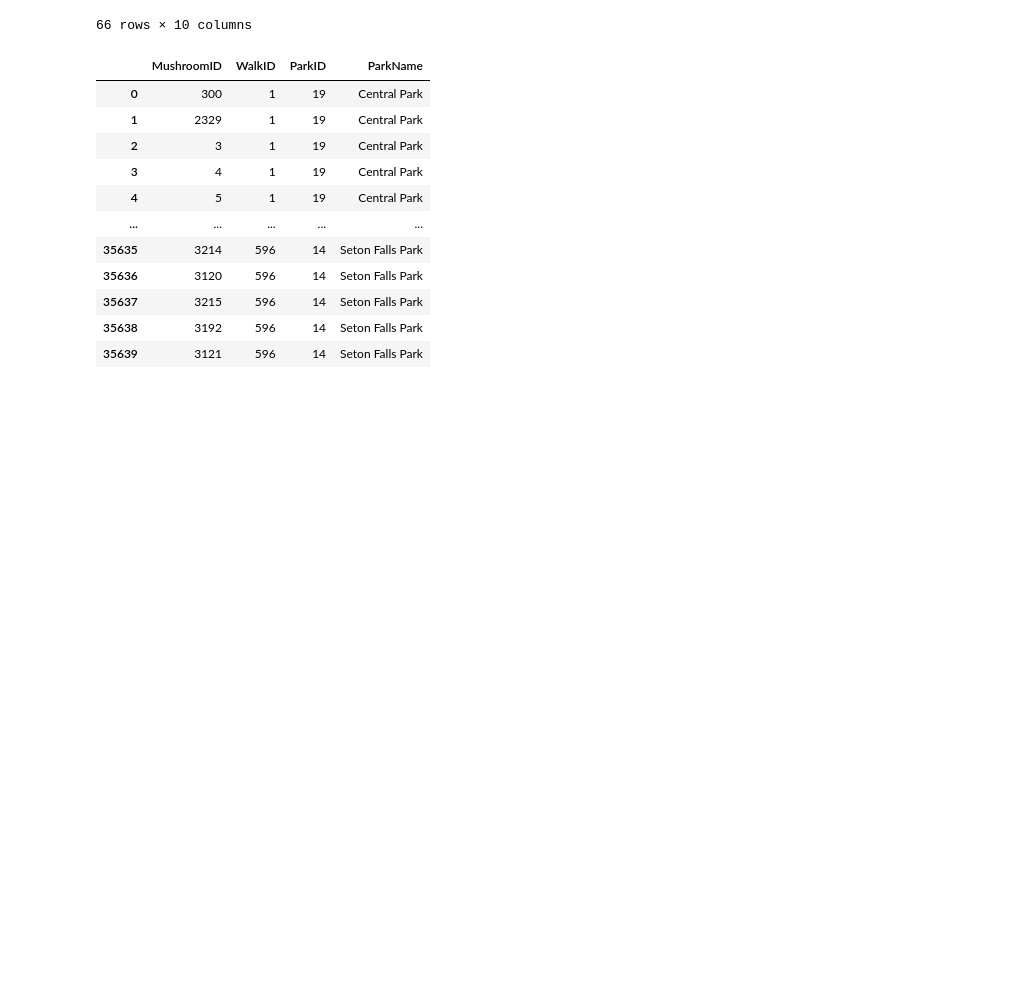
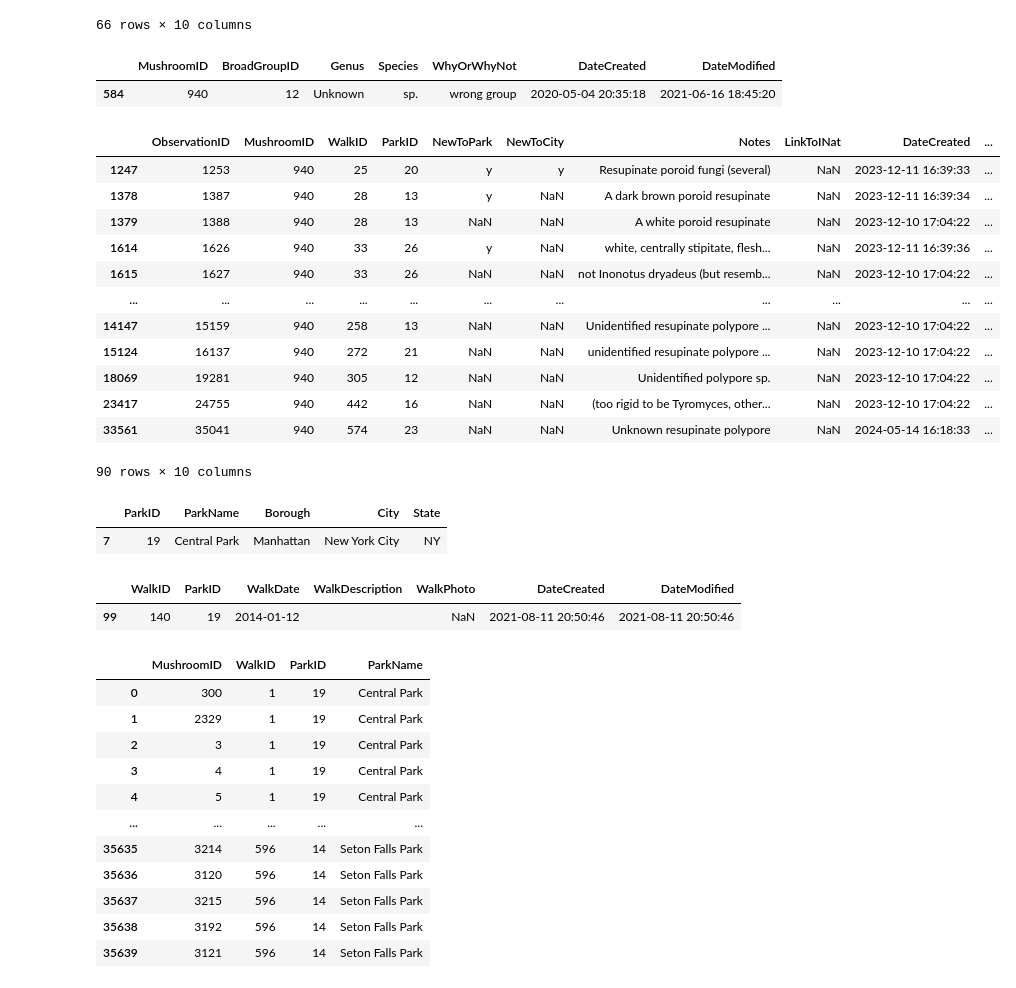
Before and after one commit to newyorkmyc/walks-list, a Jupyter notebook: mapping.ipynb, the cells around one changed output. Drawn from its saved outputs; the diff is of its cells as text; code cells hidden in the pictures; blank space fills up the shorter version.

```diff
--- a/mapping.ipynb
+++ b/mapping.ipynb
@@ -289,6 +332,38 @@ dfs['observations'].loc[dfs['observations']['WalkID']==140]
 | 5591 | 6021 | 940 | 140 | 19 | NaN | NaN | poroid, off-white, refracting light | NaN | 2023-12-10 17:04:22 | ... |
 | 5592 | 6022 | 940 | 140 | 19 | NaN | NaN | pale-yellow, tooth-like tubes | NaN | 2023-12-10 17:04:22 | ... |
 66 rows × 10 columns
+# %%
+mushrooms = pd.read_csv('../data/Mushroom.csv')
+mushrooms.loc[mushrooms['MushroomID']==940]
+# %% [output]
+|  | MushroomID | BroadGroupID | Genus | Species | WhyOrWhyNot | DateCreated | DateModified |
+| 584 | 940 | 12 | Unknown | sp. | wrong group | 2020-05-04 20:35:18 | 2021-06-16 18:45:20 |
+# %%
+dfs['observations'].loc[dfs['observations']['MushroomID']==940]
+# %% [output]
+|  | ObservationID | MushroomID | WalkID | ParkID | NewToPark | NewToCity | Notes | LinkToINat | DateCreated | ... |
+| 1247 | 1253 | 940 | 25 | 20 | y | y | Resupinate poroid fungi (several) | NaN | 2023-12-11 16:39:33 | ... |
+| 1378 | 1387 | 940 | 28 | 13 | y | NaN | A dark brown poroid resupinate | NaN | 2023-12-11 16:39:34 | ... |
+| 1379 | 1388 | 940 | 28 | 13 | NaN | NaN | A white poroid resupinate | NaN | 2023-12-10 17:04:22 | ... |
+| 1614 | 1626 | 940 | 33 | 26 | y | NaN | white, centrally stipitate, flesh... | NaN | 2023-12-11 16:39:36 | ... |
+| 1615 | 1627 | 940 | 33 | 26 | NaN | NaN | not Inonotus dryadeus (but resemb... | NaN | 2023-12-10 17:04:22 | ... |
+| ... | ... | ... | ... | ... | ... | ... | ... | ... | ... | ... |
+| 14147 | 15159 | 940 | 258 | 13 | NaN | NaN | Unidentified resupinate polypore ... | NaN | 2023-12-10 17:04:22 | ... |
+| 15124 | 16137 | 940 | 272 | 21 | NaN | NaN | unidentified resupinate polypore ... | NaN | 2023-12-10 17:04:22 | ... |
+| 18069 | 19281 | 940 | 305 | 12 | NaN | NaN | Unidentified polypore sp. | NaN | 2023-12-10 17:04:22 | ... |
+| 23417 | 24755 | 940 | 442 | 16 | NaN | NaN | (too rigid to be Tyromyces, other... | NaN | 2023-12-10 17:04:22 | ... |
+| 33561 | 35041 | 940 | 574 | 23 | NaN | NaN | Unknown resupinate polypore | NaN | 2024-05-14 16:18:33 | ... |
+90 rows × 10 columns
+# %%
+dfs['parks'].loc[dfs['parks']['ParkID']==19]
+# %% [output]
+|  | ParkID | ParkName | Borough | City | State |
+| 7 | 19 | Central Park | Manhattan | New York City | NY |
+# %%
+dfs['walks'].loc[dfs['walks']['WalkID']==140]
+# %% [output]
+|  | WalkID | ParkID | WalkDate | WalkDescription | WalkPhoto | DateCreated | DateModified |
+| 99 | 140 | 19 | 2014-01-12 |  | NaN | 2021-08-11 20:50:46 | 2021-08-11 20:50:46 |
 # %%
 (dfs['observations'][['MushroomID','WalkID','ParkID']]
  .merge(dfs['parks'][['ParkID','ParkName']], on='ParkID')
```
Also changed, not shown: parts of 5 cells of this notebook, 1 other file.
